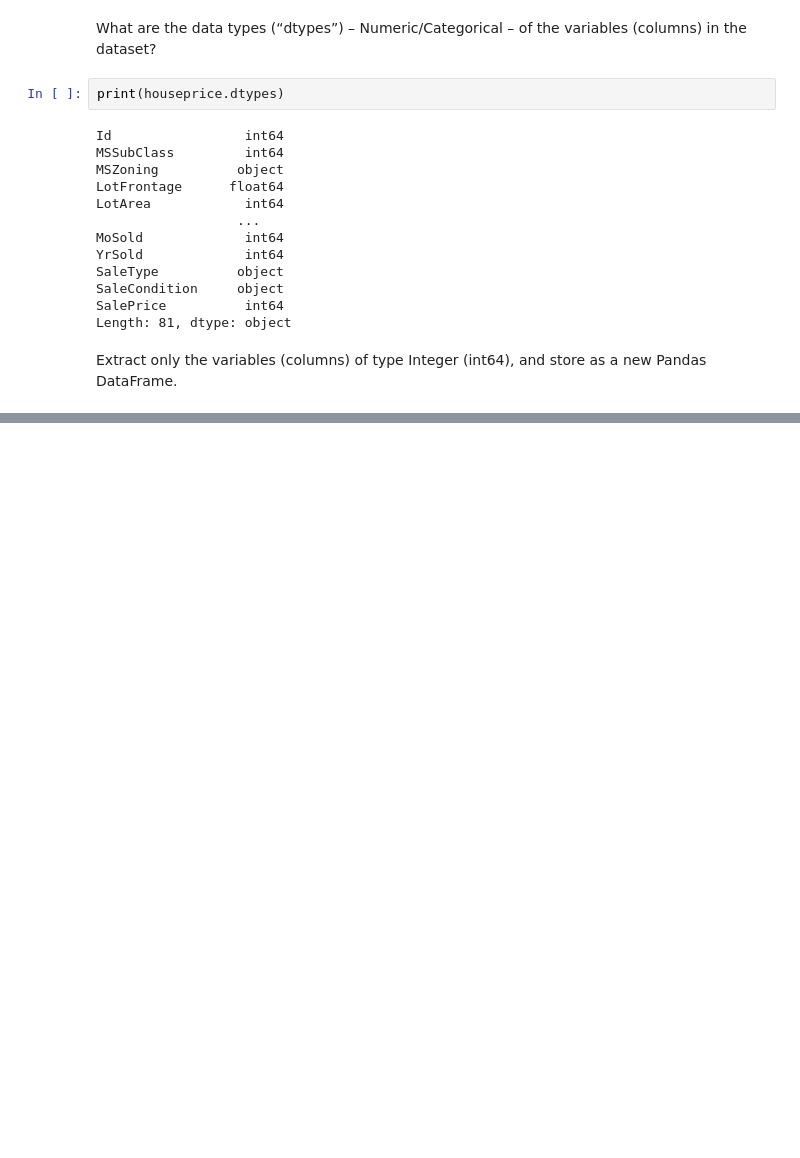
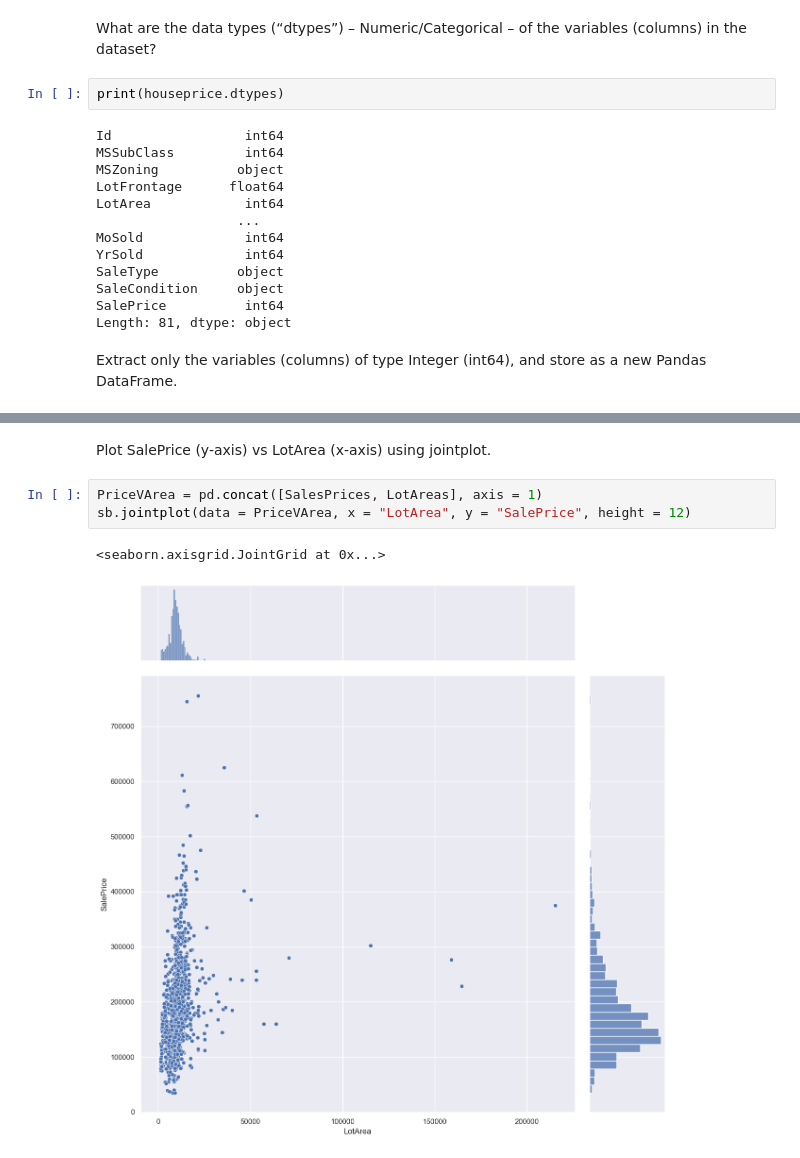
Before and after one commit to AjayVijayanand/MyCSJournalAJVJ, a Jupyter notebook: UniDays/Volume2_IE0005/Volume3_HousePrices/HousePricesWeek3.ipynb, the cells around one changed output, grey strips where cells are left out. Saved outputs shown, nothing was run; the diff lists cells and outputs as text; blank space fills up the shorter version.

```diff
--- a/UniDays/Volume2_IE0005/Volume3_HousePrices/HousePricesWeek3.ipynb
+++ b/UniDays/Volume2_IE0005/Volume3_HousePrices/HousePricesWeek3.ipynb
@@ -72,0 +90,8 @@ ValueError: Need to specify at least one of 'labels', 'index' or 'columns'
+# %% [markdown]
+Plot SalePrice (y-axis) vs LotArea (x-axis) using jointplot.
+# %%
+PriceVArea = pd.concat([SalesPrices, LotAreas], axis = 1)
+sb.jointplot(data = PriceVArea, x = "LotArea", y = "SalePrice", height = 12)
+# %% [output]
+<seaborn.axisgrid.JointGrid at 0x...>
+[figure, added]
```
Also changed, not shown: parts of 16 cells of this notebook.
